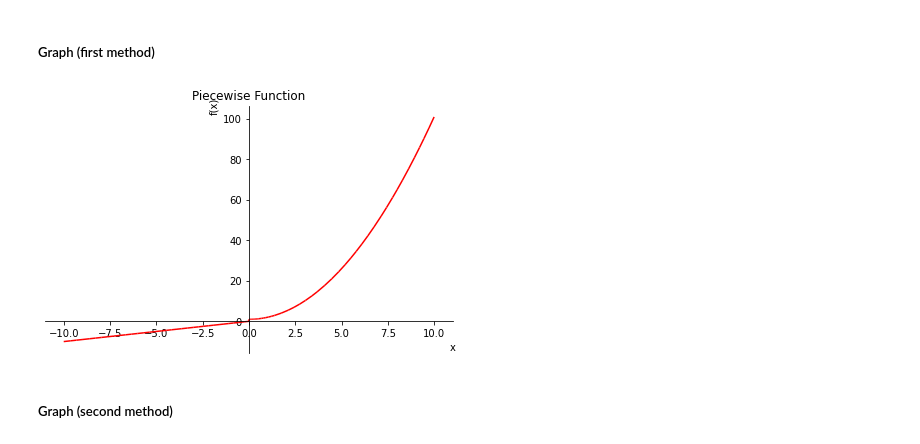
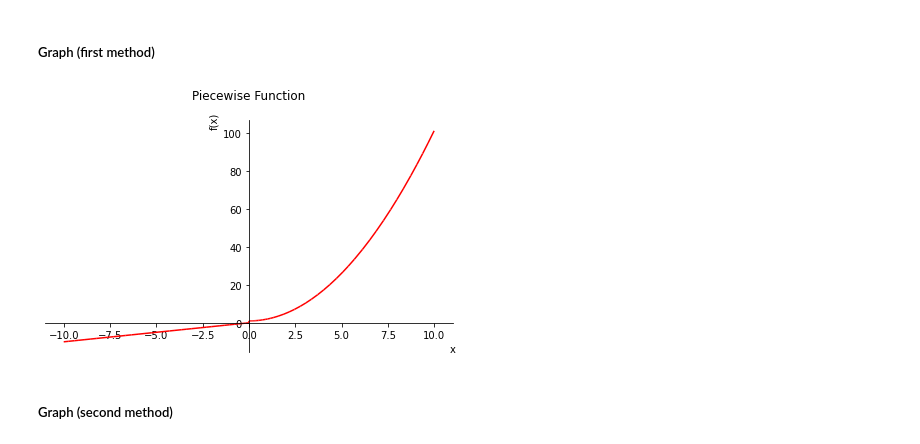
Before and after one commit to PaulToronto/Johns-Hopkins-Coursera-Applied-Calculus-With-Python, a Jupyter notebook: 2_1_Introduction_to_Functions.ipynb, the cells around one changed output. Saved outputs shown, nothing was run; the diff lists cells and outputs as text; code cells hidden in the pictures.

```diff
--- a/2_1_Introduction_to_Functions.ipynb
+++ b/2_1_Introduction_to_Functions.ipynb
@@ -188,10 +188,10 @@ $\displaystyle \begin{cases} x^{2} + 1 & \text{for}\: x \geq 0 \\x & \text{other
 # %%
 fig = sp.plot(p,
               line_color='red',
-              title='Piecewise Function'
+              title='Piecewise Function\n'
 )
 # %% [output]
-[figure, old version]
+[figure, new version]
 # %% [markdown]
 ##### Graph (second method)
 # %%
```
